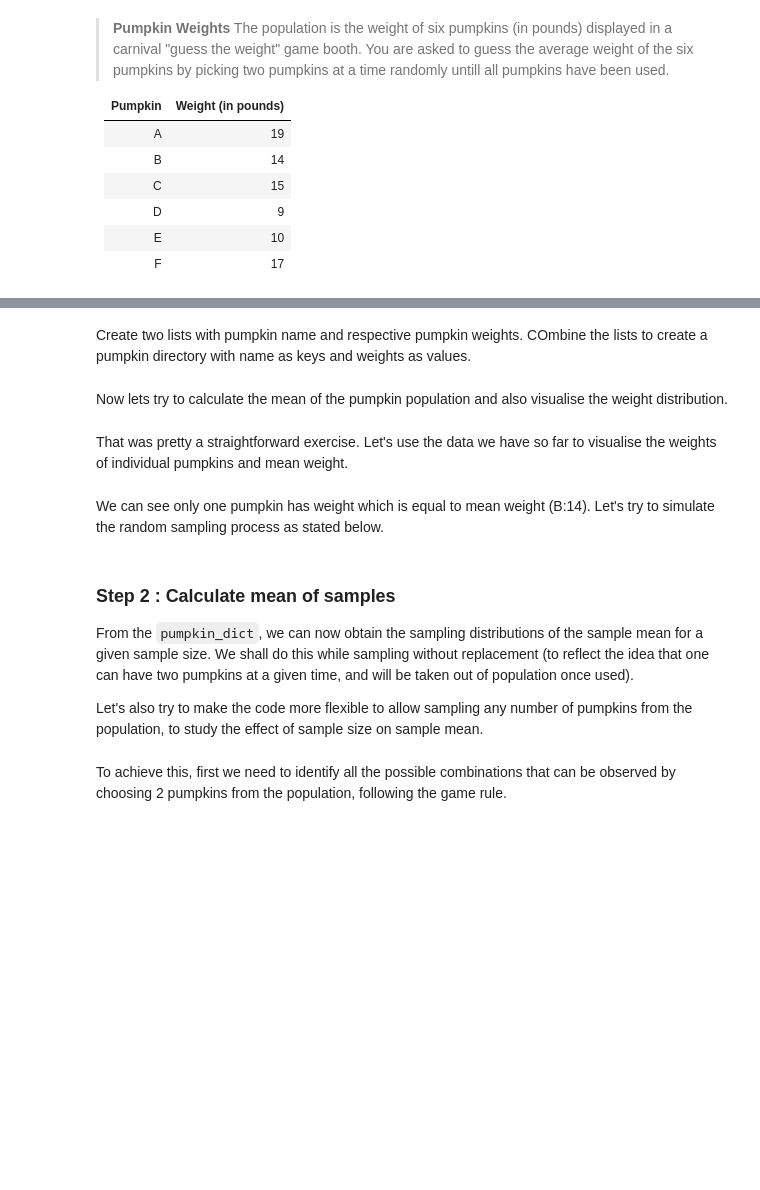
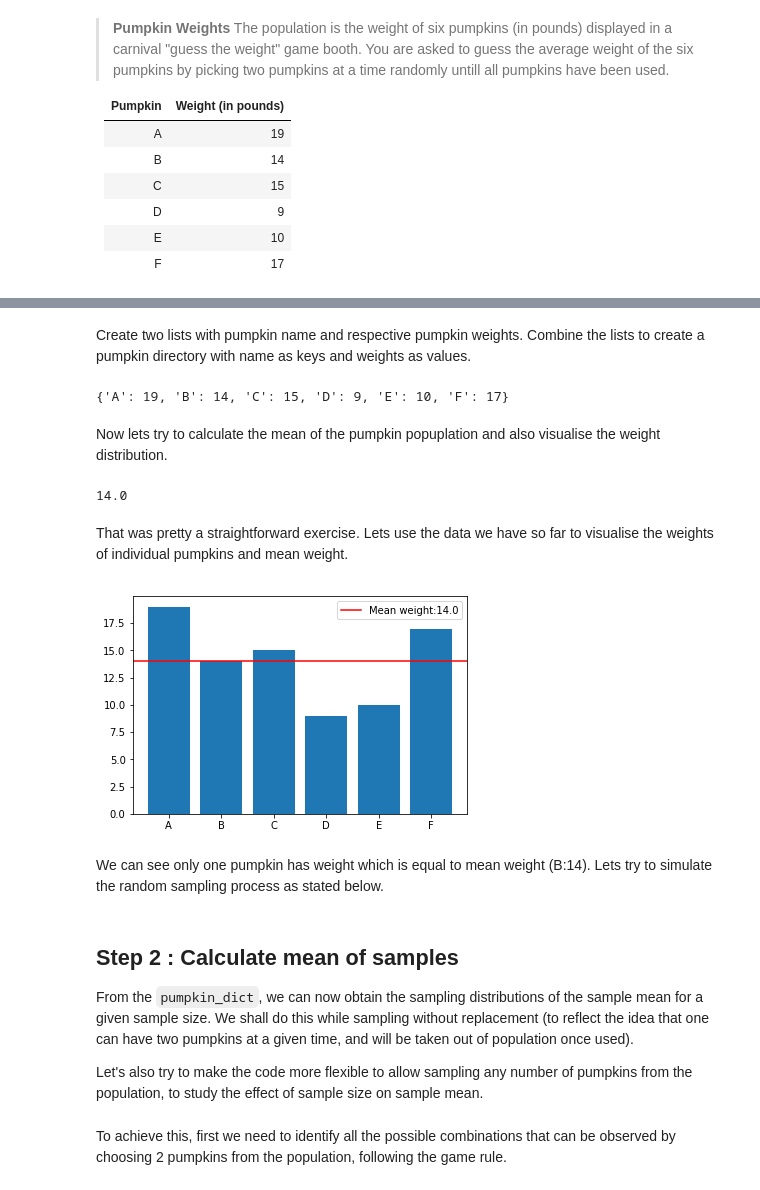
Before and after one commit to learn-co-curriculum/dsc-sampling-statistics-lab, a Jupyter notebook: index.ipynb, the cells around one changed output, grey strips where cells are left out. Cells and saved outputs as stored; diff of their text form; code cells hidden in the pictures; blank space fills up the shorter version.

```diff
--- a/index.ipynb
+++ b/index.ipynb
@@ -48,29 +44,33 @@ from collections import Counter
 import matplotlib.pyplot as plt
 import itertools
 # %% [markdown]
-Create two lists with pumpkin name and respective pumpkin weights. COmbine the lists to create a pumpkin directory with name as keys and weights as values.
+Create two lists with pumpkin name and respective pumpkin weights. Combine the lists to create a pumpkin directory with name as keys and weights as values.
 # %%
 # Create two lists with pumpkin names and weights
 
-pumpkin = None
-weights = None
+pumpkin = ['A', 'B', 'C', 'D', 'E', 'F']
+weights = [19, 14, 15, 9, 10, 17]
 
 # Combine both lists to create a dictionary
 
-pumpkin_dict = None
+pumpkin_dict = {}
+for i in range(len(pumpkin)):
+    pumpkin_dict[pumpkin[i]] = weights[i]
 
 print (pumpkin_dict)
 
 #{'A': 19, 'B': 14, 'C': 15, 'D': 9, 'E': 10, 'F': 17}
+# %% [output]
+{'A': 19, 'B': 14, 'C': 15, 'D': 9, 'E': 10, 'F': 17}
 # %% [markdown]
-Now lets try to calculate the mean of the pumpkin population and also visualise the weight distribution.
+Now lets try to calculate the mean of the pumpkin popuplation and also visualise the weight distribution.
 # %%
 # Calculate the population mean from pumpkin_dict
 
 def calculate_mu(x):
 
     # USe the formula for mu given above
-    d = None
+    d = float(sum(x.values())) / len(x)
 
     return (d)
 
@@ -78,14 +78,25 @@ mu = calculate_mu(pumpkin_dict)
 mu
 
 # 14.0
+# %% [output]
+14.0
 # %% [markdown]
-That was pretty a straightforward exercise. Let's use the data we have so far to visualise the weights of individual pumpkins and mean weight.
+That was pretty a straightforward exercise. Lets use the data we have so far to visualise the weights of individual pumpkins and mean weight.
 # %%
 # Plot a bar graph showing weights of pumpkins and highlight the mean weight
+
+plt.bar(range(len(pumpkin_dict)), pumpkin_dict.values(), align='center')
+plt.xticks(range(len(pumpkin_dict)), list(pumpkin_dict.keys()))
+plt.axhline(y=mu, color='r', linestyle='-',
+            label = "Mean weight:" + str(mu))
+plt.legend()
+plt.show()
+# %% [output]
+[figure, added]
 # %% [markdown]
-We can see only one pumpkin has weight which is equal to mean weight (B:14). Let's try to simulate the random sampling process as stated below.
+We can see only one pumpkin has weight which is equal to mean weight (B:14). Lets try to simulate the random sampling process as stated below.
 # %% [markdown]
-### Step 2 : Calculate mean of samples
+## Step 2 : Calculate mean of samples
 
 From the `pumpkin_dict`, we can now obtain the sampling distributions of the sample mean for a given sample size. We shall do this while sampling without replacement (to reflect the idea that one can have two pumpkins at a given time, and will be taken out of population once used).
 
```
Also changed, not shown: parts of 17 cells of this notebook, 5 other files.
